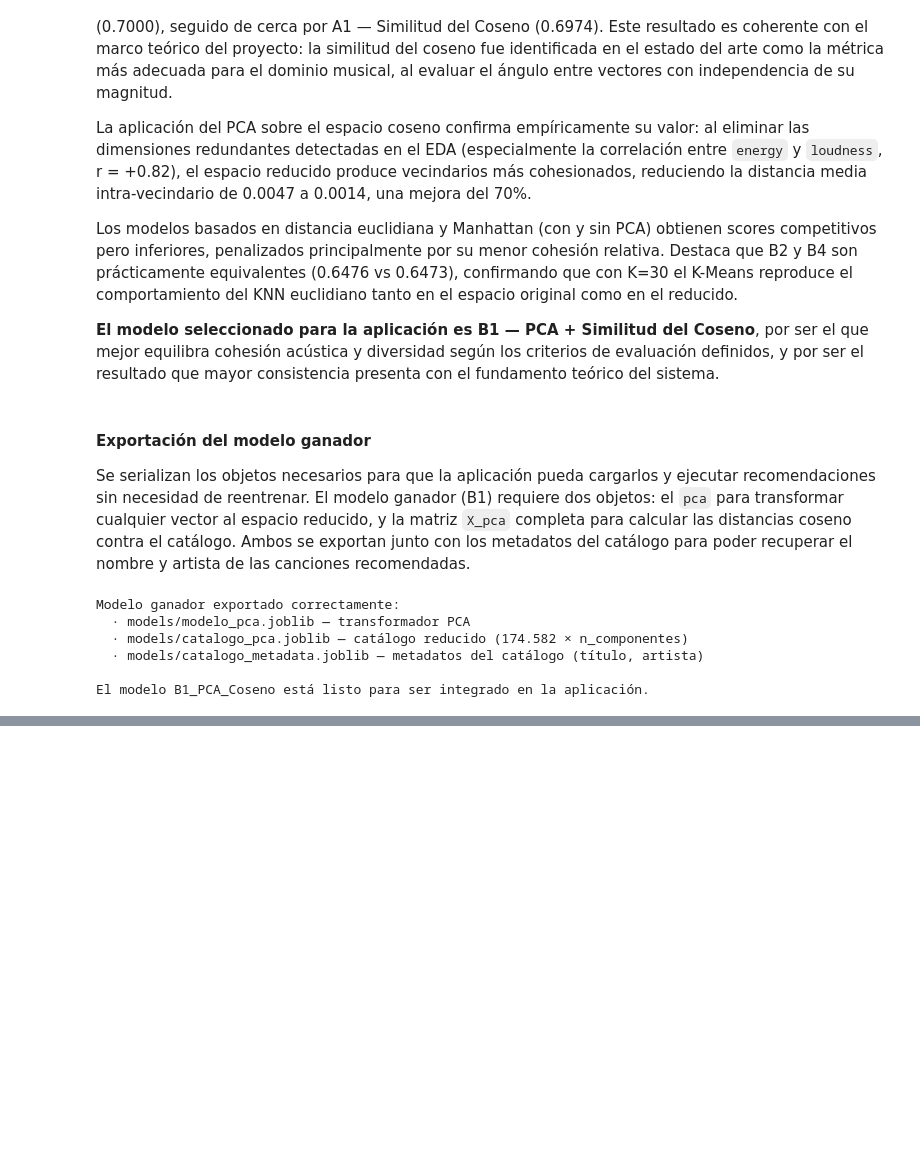
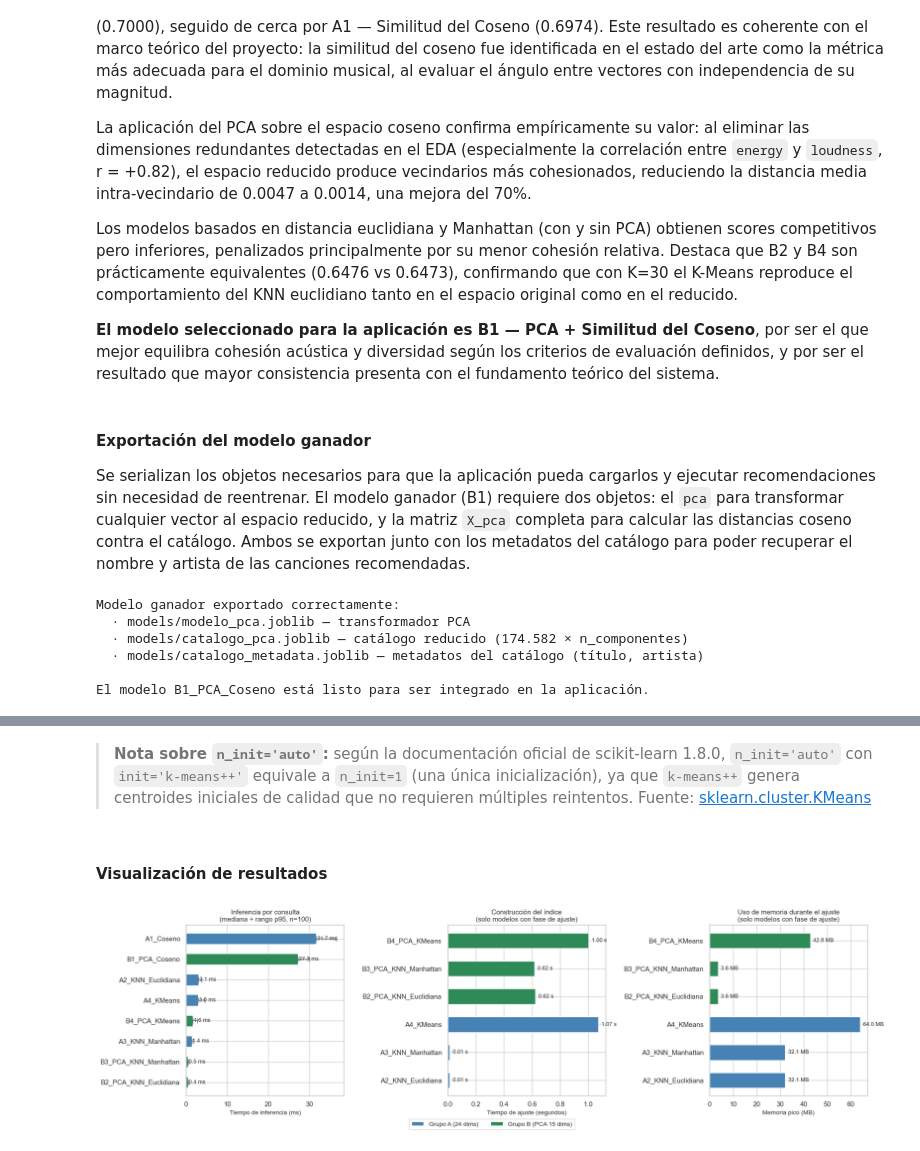
Before and after one commit to nernunnzar/music-recommendation-system, a Jupyter notebook: 04_Modelos_Recomendacion.ipynb, the cells around one changed output, grey strips where cells are left out. Drawn from its saved outputs; the diff is of its cells as text; code cells hidden in the pictures; blank space fills up the shorter version.

Commit message:
Fase 4 - Análisis de eficiencia computacional

```diff
--- a/04_Modelos_Recomendacion.ipynb
+++ b/04_Modelos_Recomendacion.ipynb
@@ -909,0 +1048,14 @@ El modelo B1_PCA_Coseno está listo para ser integrado en la aplicación.
+# %%
+df_eficiencia = pd.DataFrame(
+    [(k, *v) for k, v in eficiencia.items()],
+    columns=['Modelo', 't_fit_s', 'mem_fit_mb',
+             'inferencia_mediana_ms', 'inferencia_media_ms', 'inferencia_p95_ms']
+)
+
+print("Tabla de eficiencia computacional (NaN = sin fase de ajuste):\n")
+df_eficiencia.style\
+    .format({'t_fit_s': '{:.3f}', 'mem_fit_mb': '{:.2f}',
+             'inferencia_mediana_ms': '{:.2f}',
+             'inferencia_media_ms': '{:.2f}',
+             'inferencia_p95_ms': '{:.2f}'}, na_rep='N/A')\
+    .background_gradient(subset=['inferencia_mediana_ms'], cmap='RdYlGn_r')
@@ -909,0 +1106,64 @@ El modelo B1_PCA_Coseno está listo para ser integrado en la aplicación.
+# %% [markdown]
+> **Nota sobre `n_init='auto'`:** según la documentación oficial de scikit-learn 1.8.0,
+> `n_init='auto'` con `init='k-means++'` equivale a `n_init=1` (una única inicialización),
+> ya que `k-means++` genera centroides iniciales de calidad que no requieren múltiples reintentos.
+> Fuente: [sklearn.cluster.KMeans](https://scikit-learn.org/stable/modules/generated/sklearn.cluster.KMeans.html)
+# %% [markdown]
+#### **Visualización de resultados**
+# %%
+colores_grupo = {'A': 'steelblue', 'B': 'seagreen'}
+grupos = ['A' if m.startswith('A') else 'B' for m in df_eficiencia['Modelo']]
+
+fig, axes = plt.subplots(1, 3, figsize=(18, 5))
+
+# Gráfica 1: Tiempo de inferencia (todos los modelos)
+orden = df_eficiencia.sort_values('inferencia_mediana_ms', ascending=True)
+cols  = [colores_grupo['A' if m.startswith('A') else 'B'] for m in orden['Modelo']]
+
+bars = axes[0].barh(orden['Modelo'], orden['inferencia_mediana_ms'],
+                    color=cols, edgecolor='white', height=0.55)
+xerr_high = (orden['inferencia_p95_ms'] - orden['inferencia_mediana_ms']).values
+axes[0].errorbar(orden['inferencia_mediana_ms'], orden['Modelo'],
+                 xerr=[np.zeros(len(orden)), xerr_high],
+                 fmt='none', color='dimgray', capsize=4, linewidth=1.2)
+for bar, v in zip(bars, orden['inferencia_mediana_ms']):
+    axes[0].text(bar.get_width() + max(xerr_high)*0.04,
+                 bar.get_y() + bar.get_height()/2,
+                 f'{v:.1f} ms', va='center', fontsize=9)
+axes[0].set_xlabel('Tiempo de inferencia (ms)', fontsize=10)
+axes[0].set_title(f'Inferencia por consulta\n(mediana + rango p95, n={N_QUERIES})', fontsize=11)
+
+# Gráfica 2: Tiempo de ajuste (modelos con fit)
+df_fit = df_eficiencia.dropna(subset=['t_fit_s'])
+cols2  = [colores_grupo['A' if m.startswith('A') else 'B'] for m in df_fit['Modelo']]
+bars2  = axes[1].barh(df_fit['Modelo'], df_fit['t_fit_s'],
+                      color=cols2, edgecolor='white', height=0.55)
+for bar, v in zip(bars2, df_fit['t_fit_s']):
+    axes[1].text(bar.get_width() + df_fit['t_fit_s'].max()*0.02,
+                 bar.get_y() + bar.get_height()/2,
+                 f'{v:.2f} s', va='center', fontsize=9)
+axes[1].set_xlabel('Tiempo de ajuste (segundos)', fontsize=10)
+axes[1].set_title('Construcción del índice\n(solo modelos con fase de ajuste)', fontsize=11)
+
+# Gráfica 3: Uso de memoria (modelos con fit)
+bars3 = axes[2].barh(df_fit['Modelo'], df_fit['mem_fit_mb'],
+                     color=cols2, edgecolor='white', height=0.55)
+for bar, v in zip(bars3, df_fit['mem_fit_mb']):
+    axes[2].text(bar.get_width() + df_fit['mem_fit_mb'].max()*0.02,
+                 bar.get_y() + bar.get_height()/2,
+                 f'{v:.1f} MB', va='center', fontsize=9)
+axes[2].set_xlabel('Memoria pico (MB)', fontsize=10)
+axes[2].set_title('Uso de memoria durante el ajuste\n(solo modelos con fase de ajuste)', fontsize=11)
+
+# Leyenda común
+from matplotlib.patches import Patch
+legend_elems = [Patch(facecolor='steelblue', label='Grupo A (24 dims)'),
+                Patch(facecolor='seagreen',  label='Grupo B (PCA 15 dims)')]
+fig.legend(handles=legend_elems, loc='lower center', ncol=2,
+           fontsize=10, bbox_to_anchor=(0.5, -0.04))
+
+plt.tight_layout()
+plt.savefig('figuras/Eficiencia/eficiencia_computacional.png', dpi=150, bbox_inches='tight')
+plt.show()
+# %% [output]
+[figure, added]
```
Also changed, not shown: parts of 16 cells of this notebook, 2 other files.
